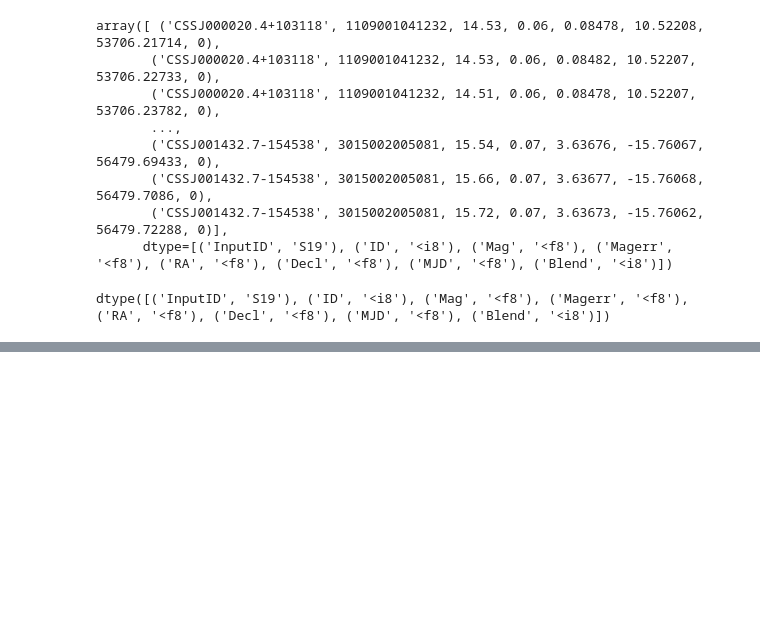
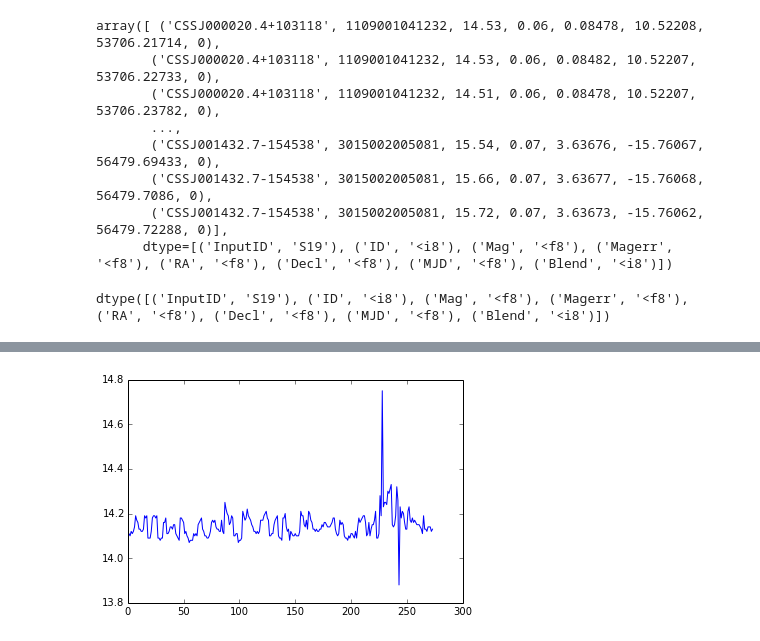
Before and after one commit to ElMejorEquipoDeLaSerena/VariableStarsClassification, a Jupyter notebook: generating_LC.ipynb, the cells around one changed output, grey strips where cells are left out. Drawn from its saved outputs; the diff is of its cells as text; code cells hidden in the pictures; blank space fills up the shorter version.

```diff
--- a/generating_LC.ipynb
+++ b/generating_LC.ipynb
@@ -61,0 +62,17 @@ plt.show()
+# %%
+# Function to complete epoch folding
+
+def epoch(Mag, MJD, T):
+    # Mag: array containing Magnitudes for a given star
+    # MJD: array containing time for a given star
+    # T: float containing period for a given star
+    # smoothness: parameter to smooth function
+
+    time=((MJD-MJD[0])/T)%MJD
+
+    return time
+#    plt.plot(time,Mag)
+
+#    Mag_sorted = Mag
+
+#    return Mag_sorted
@@ -61,0 +94,4 @@ plt.show()
+# %%
+T = 0.404185
+folded_mag = epoch(star1["Mag"], star1["MJD"], T)
+folded_mag
@@ -61,0 +116,4 @@ plt.show()
+# %%
+folded_line = plt.plot(folded_mag)
+# %% [output]
+[figure, added]
```
Also changed, not shown: parts of 4 cells of this notebook.
